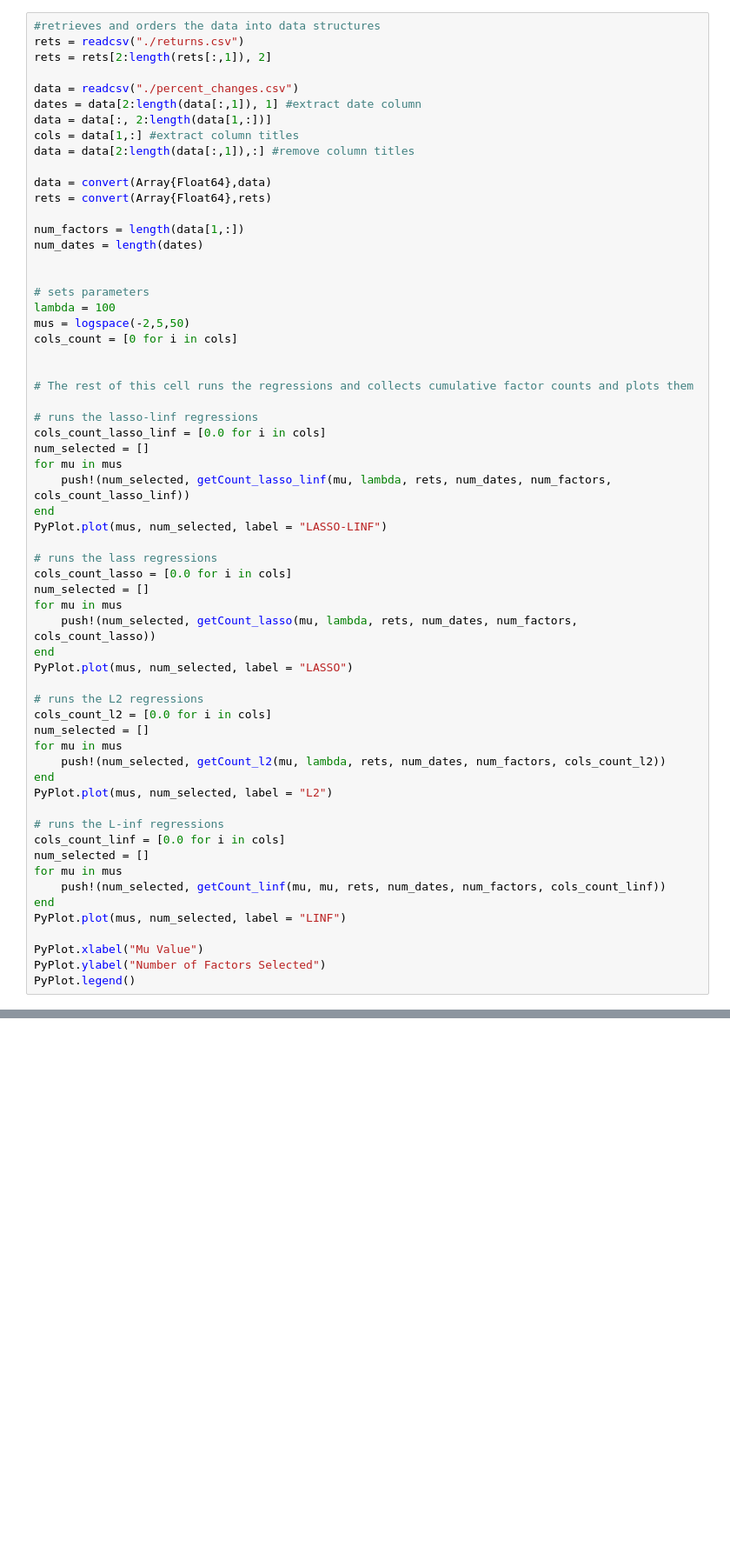
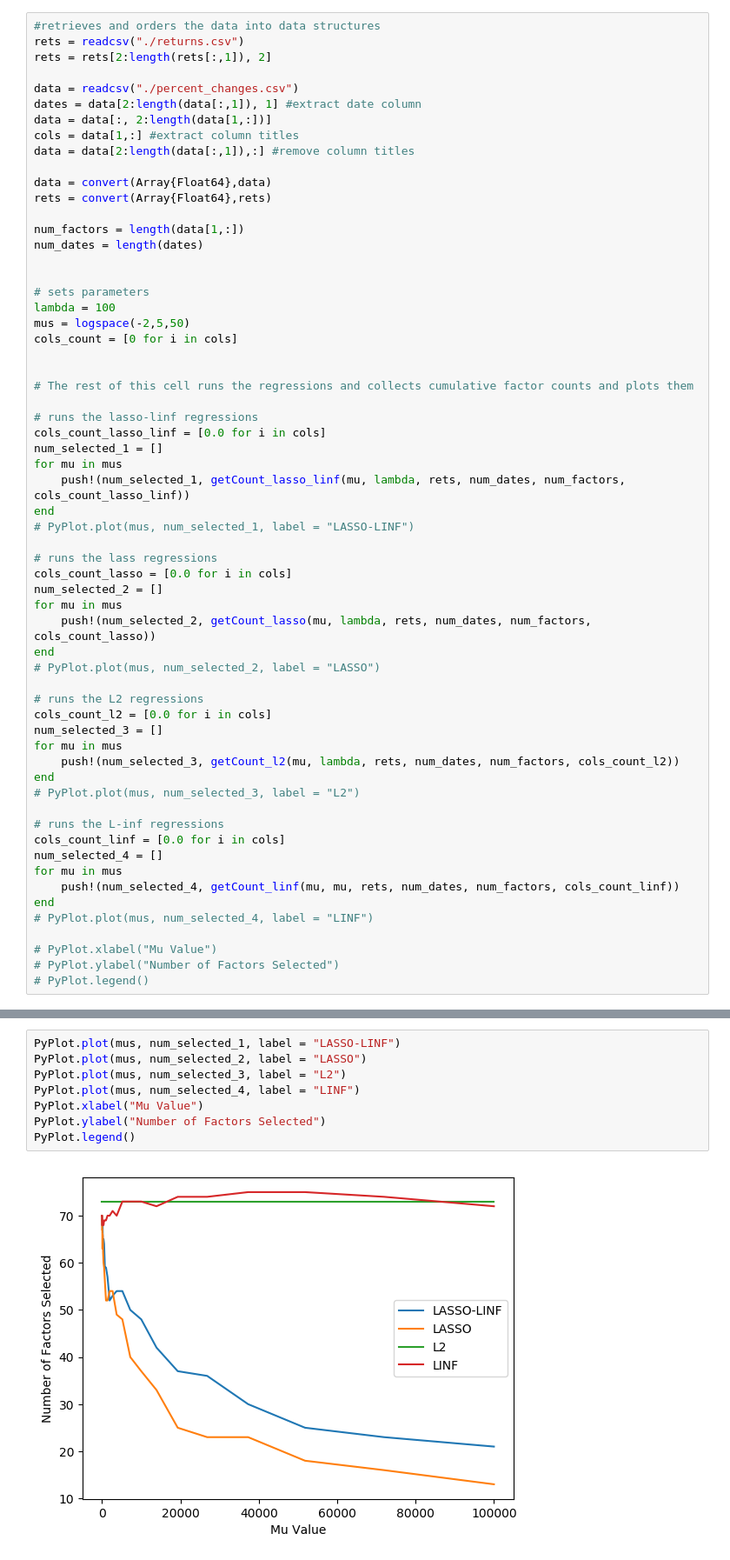
Before and after one commit to Osmian/Optimization-Factor-Selection-Project, a Jupyter notebook: FINAL REPORT.ipynb, the cells around one changed output, grey strips where cells are left out. Shown at 87% size. Drawn from its saved outputs; the diff is of its cells as text; blank space fills up the shorter version.

```diff
--- a/FINAL REPORT.ipynb
+++ b/FINAL REPORT.ipynb
@@ -287,37 +295,37 @@ cols_count = [0 for i in cols]
 
 # runs the lasso-linf regressions
 cols_count_lasso_linf = [0.0 for i in cols]
-num_selected = []
+num_selected_1 = []
 for mu in mus
-    push!(num_selected, getCount_lasso_linf(mu, lambda, rets, num_dates, num_factors, cols_count_lasso_linf))
+    push!(num_selected_1, getCount_lasso_linf(mu, lambda, rets, num_dates, num_factors, cols_count_lasso_linf))
 end
-PyPlot.plot(mus, num_selected, label = "LASSO-LINF")
+# PyPlot.plot(mus, num_selected_1, label = "LASSO-LINF")
 
 # runs the lass regressions
 cols_count_lasso = [0.0 for i in cols]
-num_selected = []
+num_selected_2 = []
 for mu in mus
-    push!(num_selected, getCount_lasso(mu, lambda, rets, num_dates, num_factors, cols_count_lasso))
+    push!(num_selected_2, getCount_lasso(mu, lambda, rets, num_dates, num_factors, cols_count_lasso))
 end
-PyPlot.plot(mus, num_selected, label = "LASSO")
+# PyPlot.plot(mus, num_selected_2, label = "LASSO")
 
 # runs the L2 regressions
 cols_count_l2 = [0.0 for i in cols]
-num_selected = []
+num_selected_3 = []
 for mu in mus
-    push!(num_selected, getCount_l2(mu, lambda, rets, num_dates, num_factors, cols_count_l2))
+    push!(num_selected_3, getCount_l2(mu, lambda, rets, num_dates, num_factors, cols_count_l2))
 end
-PyPlot.plot(mus, num_selected, label = "L2")
+# PyPlot.plot(mus, num_selected_3, label = "L2")
 
 # runs the L-inf regressions
 cols_count_linf = [0.0 for i in cols]
-num_selected = []
+num_selected_4 = []
 for mu in mus
-    push!(num_selected, getCount_linf(mu, mu, rets, num_dates, num_factors, cols_count_linf))
+    push!(num_selected_4, getCount_linf(mu, mu, rets, num_dates, num_factors, cols_count_linf))
 end
-PyPlot.plot(mus, num_selected, label = "LINF")
+# PyPlot.plot(mus, num_selected_4, label = "LINF")
 
-PyPlot.xlabel("Mu Value")
-PyPlot.ylabel("Number of Factors Selected")
-PyPlot.legend()
+# PyPlot.xlabel("Mu Value")
+# PyPlot.ylabel("Number of Factors Selected")
+# PyPlot.legend()
 # %% [output]
@@ -342,0 +349,10 @@ PyObject <matplotlib.legend.Legend object at 0x...>
+# %%
+PyPlot.plot(mus, num_selected_1, label = "LASSO-LINF")
+PyPlot.plot(mus, num_selected_2, label = "LASSO")
+PyPlot.plot(mus, num_selected_3, label = "L2")
+PyPlot.plot(mus, num_selected_4, label = "LINF")
+PyPlot.xlabel("Mu Value")
+PyPlot.ylabel("Number of Factors Selected")
+PyPlot.legend()
+# %% [output]
+[figure, added]
```
Also changed, not shown: parts of 10 cells of this notebook.
